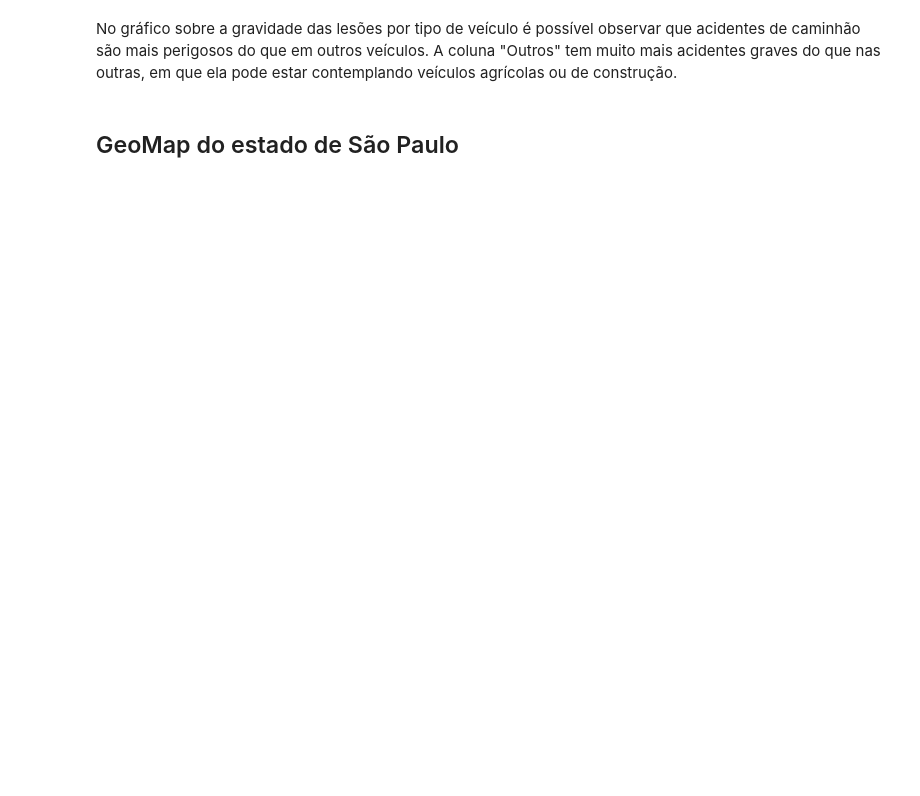
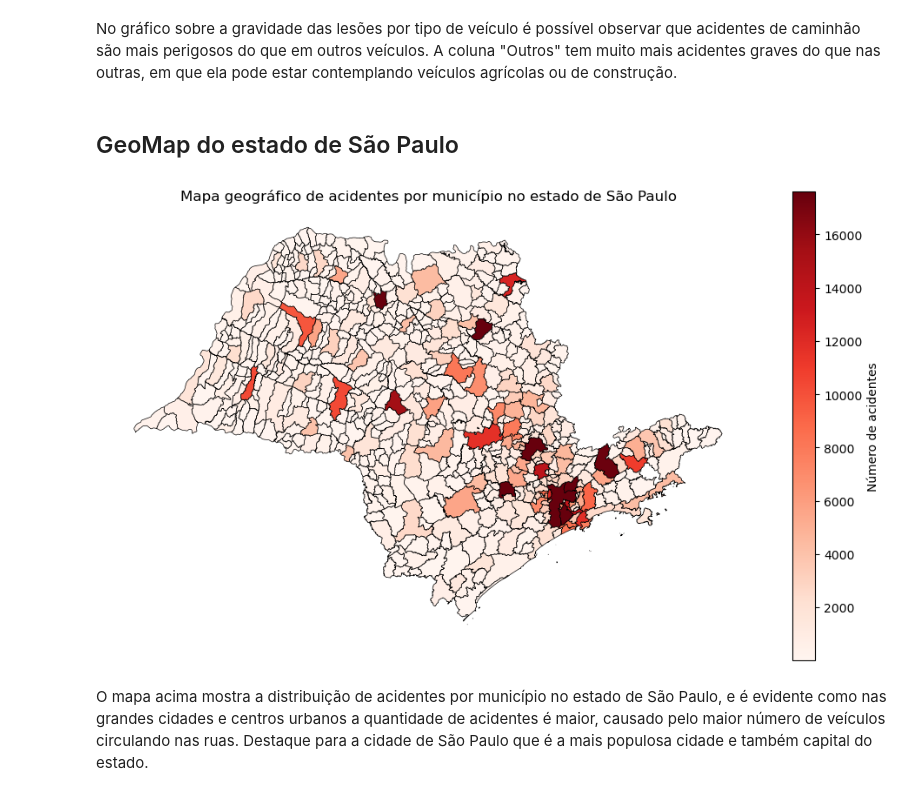
Before and after one commit to Enzzx/CityAccidentAnalysis, a Jupyter notebook: notebook/data-analysis.ipynb, the cells around one changed output. Drawn from its saved outputs; the diff is of its cells as text; code cells hidden in the pictures; blank space fills up the shorter version.

Commit message:
add last graphic

```diff
--- a/notebook/data-analysis.ipynb
+++ b/notebook/data-analysis.ipynb
@@ -152,3 +153,35 @@ plt.show()
 No gráfico sobre a gravidade das lesões por tipo de veículo é possível observar que acidentes de caminhão são mais perigosos do que em outros veículos. A coluna "Outros" tem muito mais acidentes graves do que nas outras, em que ela pode estar contemplando veículos agrícolas ou de construção.
 # %% [markdown]
 ## GeoMap do estado de São Paulo
+# %%
+from unidecode import unidecode
+import geopandas as gpd
+import numpy as np
+geo_df = gpd.read_file("../data//SP_MAP/SP_Municipios_2024.shp")
+# %%
+dfs_count = dfs.groupby("municipio").size().reset_index(name="contagem")
+
+# fazendo replace de apóstrofe no geo_df pois na tabela dfs os valores não estão com a acentuação
+geo_df["NM_MUN"] = geo_df["NM_MUN"].str.upper().str.strip().apply(unidecode).replace(r"D[''']", "D ", regex=True)
+dfs_count["municipio"] = dfs_count["municipio"].str.upper().str.strip()
+
+geo_df = geo_df.merge(dfs_count, how="inner", left_on="NM_MUN", right_on="municipio")
+# %%
+vmin, vmax = geo_df["contagem"].min(), geo_df["contagem"].quantile(.99)
+colors = plt.cm.Reds((geo_df["contagem"] - vmin)/(vmax - vmin))
+
+fig, ax = plt.subplots(figsize=(12, 7))
+geo_df.plot(ax=ax, color=colors, linewidth=0.5, edgecolor="black", legend=True)
+
+plt.title("Mapa geográfico de acidentes por município no estado de São Paulo")
+sm = plt.cm.ScalarMappable(cmap="Reds", norm=plt.Normalize(vmin=vmin, vmax=vmax))
+cbar = plt.colorbar(sm, ax=ax)
+cbar.set_label("Número de acidentes")
+
+ax.axis("off")
+
+plt.show()
+# %% [output]
+[figure, added]
+# %% [markdown]
+O mapa acima mostra a distribuição de acidentes por município no estado de São Paulo, e é evidente como nas grandes cidades e centros urbanos a quantidade de acidentes é maior, causado pelo maior número de veículos circulando nas ruas. Destaque para a cidade de São Paulo que é a mais populosa cidade e também capital do estado.
```
Also changed, not shown: parts of 2 cells of this notebook.
